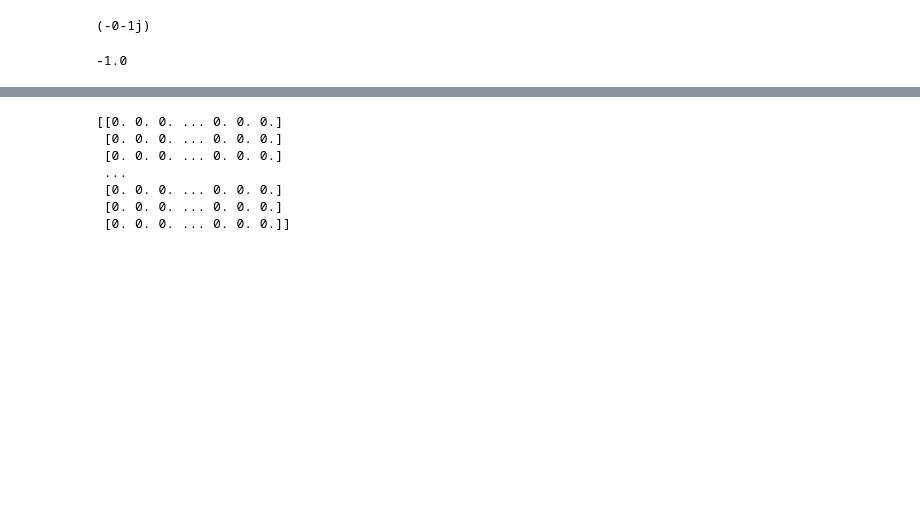
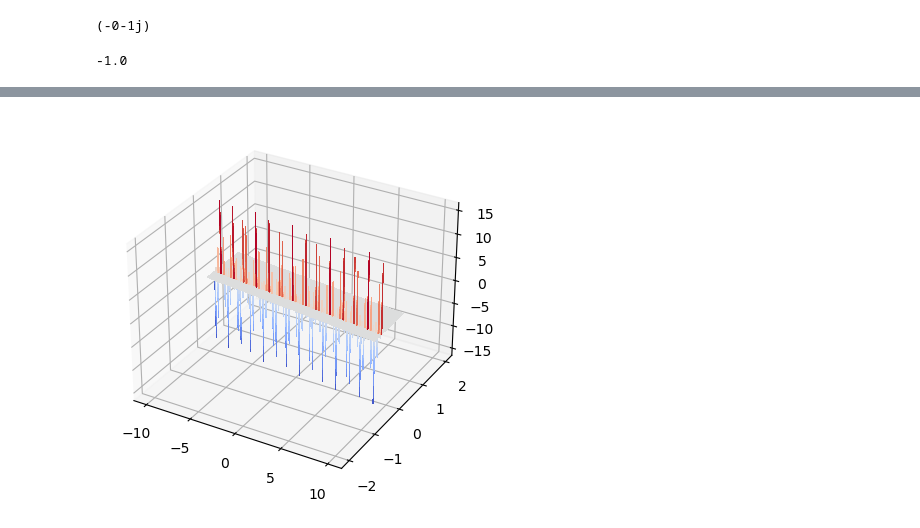
Before and after one commit to sk-yang666/PINN-on-NLS, a Jupyter notebook: Rogue Wave.ipynb, the cells around one changed output, grey strips where cells are left out. Drawn from its saved outputs; the diff is of its cells as text; code cells hidden in the pictures; blank space fills up the shorter version.

```diff
--- a/Rogue Wave.ipynb
+++ b/Rogue Wave.ipynb
@@ -475,10 +541,10 @@ d:\anaconda\python.exe
 # %%
-print(q1)
+fig = plt.figure(figsize=plt.figaspect(0.5))
+ax = fig.add_subplot(1, 1, 1, projection='3d')
+
+#time.sleep(1)
+
+surf = ax.plot_surface(x,t,q2.imag, rstride=1, cstride=1, cmap=cm.coolwarm,
+                       linewidth=0, antialiased=False)
 # %% [output]
-[[0. 0. 0. ... 0. 0. 0.]
- [0. 0. 0. ... 0. 0. 0.]
- [0. 0. 0. ... 0. 0. 0.]
- ...
- [0. 0. 0. ... 0. 0. 0.]
- [0. 0. 0. ... 0. 0. 0.]
- [0. 0. 0. ... 0. 0. 0.]]
+[figure, added]
```
Also changed, not shown: parts of 3 cells of this notebook, 26 other files.
